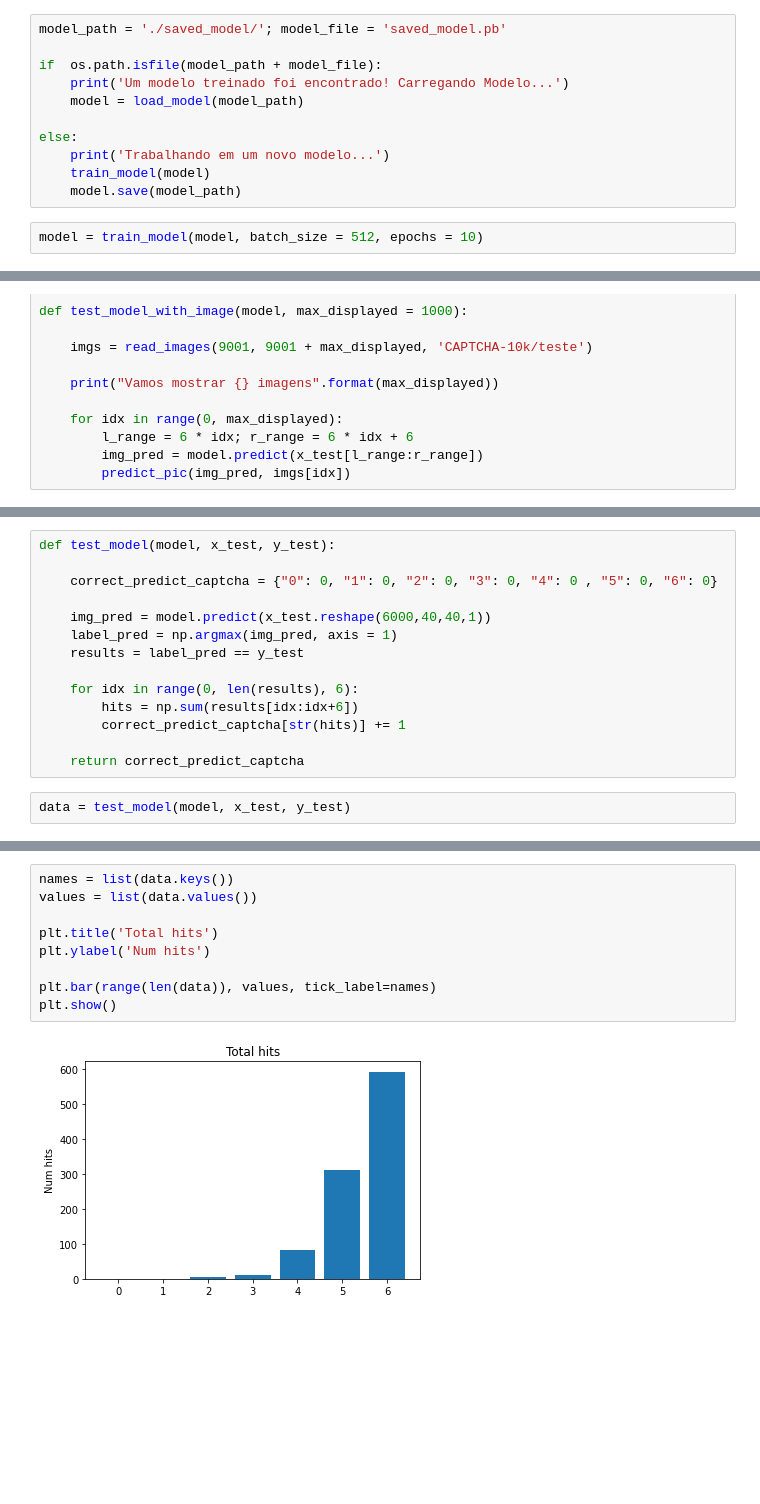
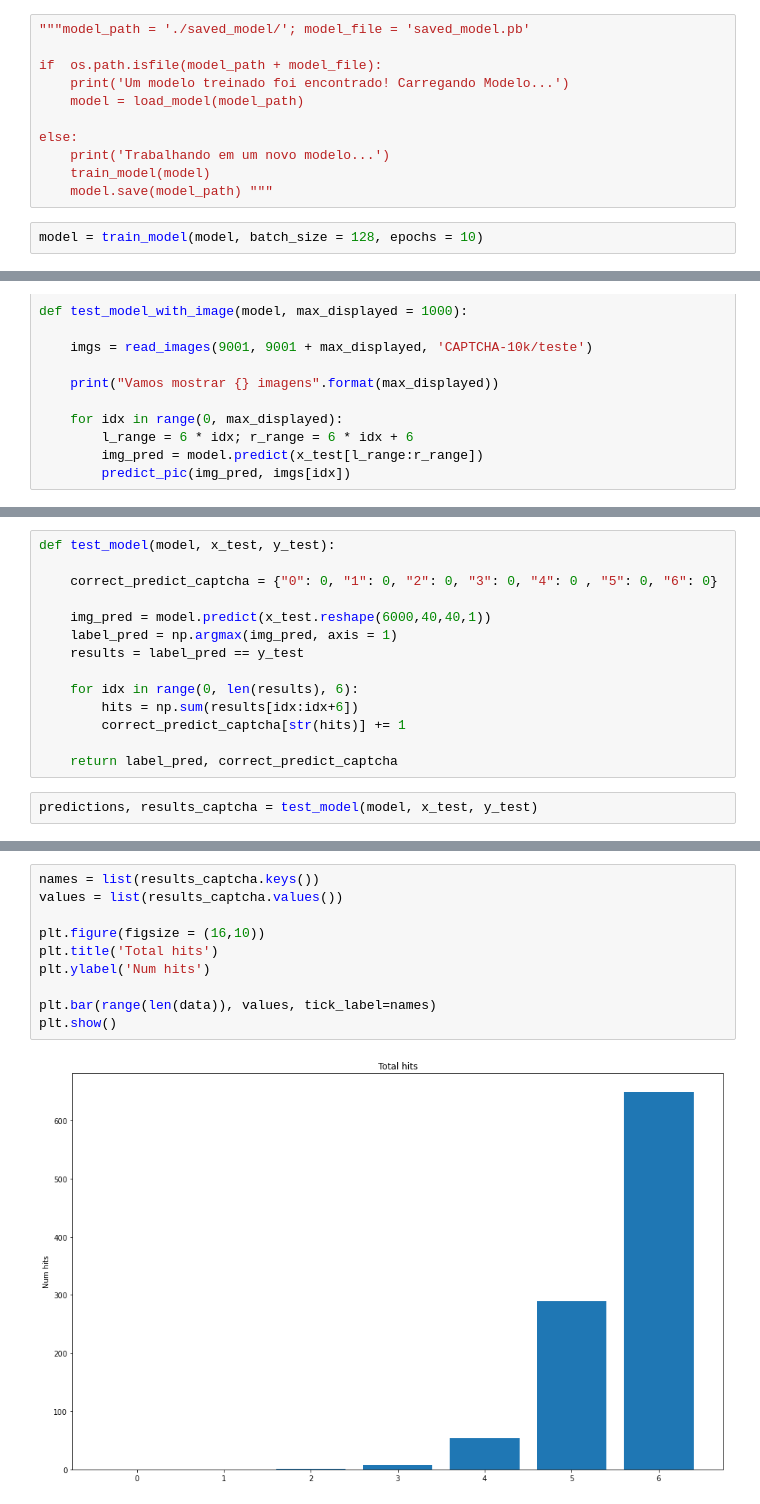
Before and after one commit to RitaRez/captcha-recognizer, a Jupyter notebook: captcha_recognizer_with_graphs.ipynb, the cells around one changed output, grey strips where cells are left out. Drawn from its saved outputs; the diff is of its cells as text; blank space fills up the shorter version.

```diff
--- a/captcha_recognizer_with_graphs.ipynb
+++ b/captcha_recognizer_with_graphs.ipynb
@@ -188,7 +189,7 @@ def train_model(model, NUMBER_OF_LABELS = 37, batch_size = 128, epochs = 1):
 # %% [markdown]
 ### Carregando ou Treinando o Modelo
 # %%
-model_path = './saved_model/'; model_file = 'saved_model.pb'
+"""model_path = './saved_model/'; model_file = 'saved_model.pb'
 
 if  os.path.isfile(model_path + model_file):
     print('Um modelo treinado foi encontrado! Carregando Modelo...')
@@ -197,6 +198,6 @@ if  os.path.isfile(model_path + model_file):
 else:
     print('Trabalhando em um novo modelo...')
     train_model(model)
-    model.save(model_path)
+    model.save(model_path) """
 # %%
-model = train_model(model, batch_size = 512, epochs = 10)
+model = train_model(model, batch_size = 128, epochs = 10)
@@ -316,7 +350,7 @@ def test_model(model, x_test, y_test):
         hits = np.sum(results[idx:idx+6])
         correct_predict_captcha[str(hits)] += 1
 
-    return correct_predict_captcha
+    return label_pred, correct_predict_captcha
 # %%
-data = test_model(model, x_test, y_test)
+predictions, results_captcha = test_model(model, x_test, y_test)
 # %% [output]
@@ -328,11 +379,12 @@ data
 # %%
-names = list(data.keys())
-values = list(data.values())
+names = list(results_captcha.keys())
+values = list(results_captcha.values())
 
+plt.figure(figsize = (16,10))
 plt.title('Total hits')
 plt.ylabel('Num hits')
 
 plt.bar(range(len(data)), values, tick_label=names)
 plt.show()
 # %% [output]
-[figure, old version]
+[figure, new version]
```
Also changed, not shown: parts of 19 cells of this notebook.
